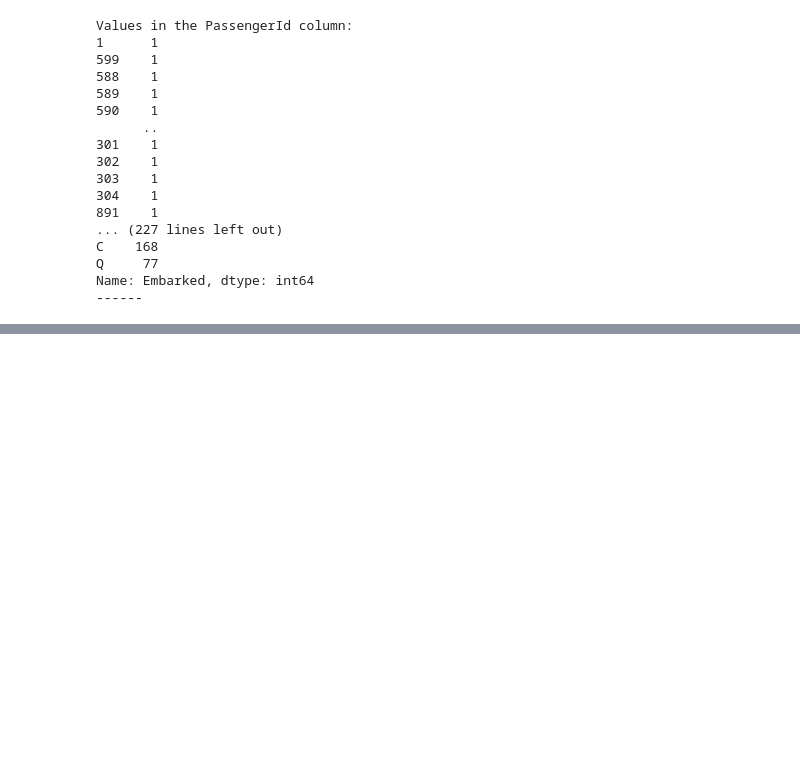
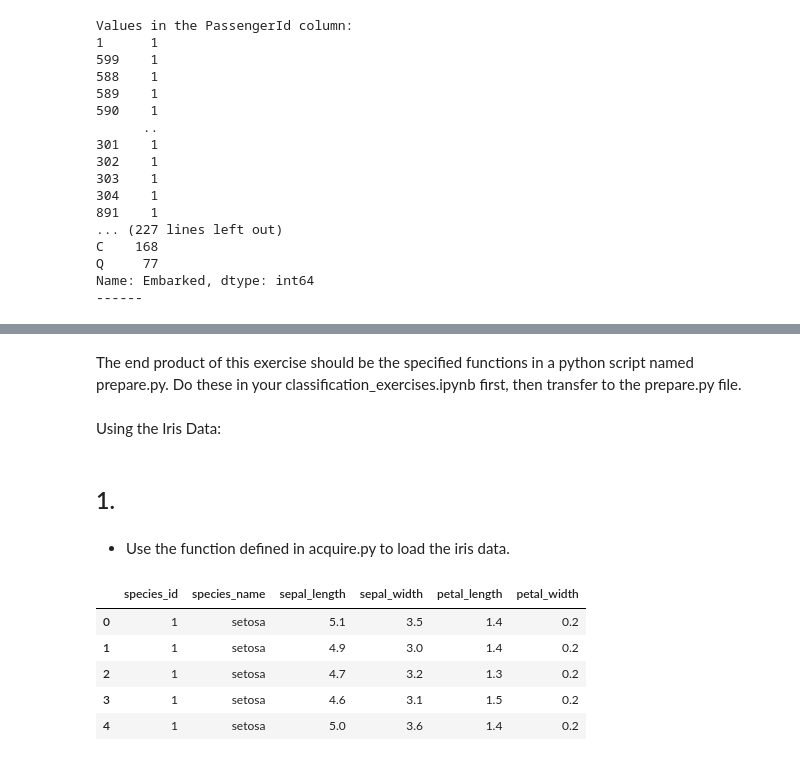
Before and after one commit to adam-talbot/classification-exercises, a Jupyter notebook: classification_exercises.ipynb, the cells around one changed output, grey strips where cells are left out. Cells and saved outputs as stored; diff of their text form; code cells hidden in the pictures; blank space fills up the shorter version.

```diff
--- a/classification_exercises.ipynb
+++ b/classification_exercises.ipynb
@@ -365,25 +358,25 @@ def get_titanic_data():
 # %%
 # get_titanic_data()
 # %%
-def get_iris_data():
-    filename = "iris.csv"
+# def get_iris_data():
+#     filename = "iris.csv"
 
-    if os.path.isfile(filename):
-        return pd.read_csv(filename)
-    else:
-        # read the SQL query into a dataframe
-        from env import host, user, password # not sure if I should do this inside the function or outside
-        url = f'mysql+pymysql://{user}:{password}@{host}/iris_db'
-        query = '''
-        select * from measurements
-        join species using(species_id);
-        '''
-        df = pd.read_sql(query, url)
+#     if os.path.isfile(filename):
+#         return pd.read_csv(filename)
+#     else:
+#         # read the SQL query into a dataframe
+#         from env import host, user, password # not sure if I should do this inside the function or outside
+#         url = f'mysql+pymysql://{user}:{password}@{host}/iris_db'
+#         query = '''
+#         select * from measurements
+#         join species using(species_id);
+#         '''
+#         df = pd.read_sql(query, url)
 
-        # Write that dataframe to disk for later. Called "caching" the data for later.
-        df.to_csv(filename)
+#         # Write that dataframe to disk for later. Called "caching" the data for later.
+#         df.to_csv(filename)
 
-        # Return the dataframe to the calling code
-        return df
+#         # Return the dataframe to the calling code
+#         return df
 # %%
 # get_iris_data()
@@ -389,0 +387,18 @@ def get_iris_data():
+# %% [markdown]
+The end product of this exercise should be the specified functions in a python script named prepare.py. Do these in your classification_exercises.ipynb first, then transfer to the prepare.py file.
+# %% [markdown]
+Using the Iris Data:
+# %% [markdown]
+## 1.
+# %% [markdown]
+- Use the function defined in acquire.py to load the iris data.
+# %%
+iris = get_iris_data()
+iris.head()
+# %% [output]
+|  | species_id | species_name | sepal_length | sepal_width | petal_length | petal_width |
+| 0 | 1 | setosa | 5.1 | 3.5 | 1.4 | 0.2 |
+| 1 | 1 | setosa | 4.9 | 3.0 | 1.4 | 0.2 |
+| 2 | 1 | setosa | 4.7 | 3.2 | 1.3 | 0.2 |
+| 3 | 1 | setosa | 4.6 | 3.1 | 1.5 | 0.2 |
+| 4 | 1 | setosa | 5.0 | 3.6 | 1.4 | 0.2 |
```
Also changed, not shown: parts of 23 cells of this notebook, 8 other files.
